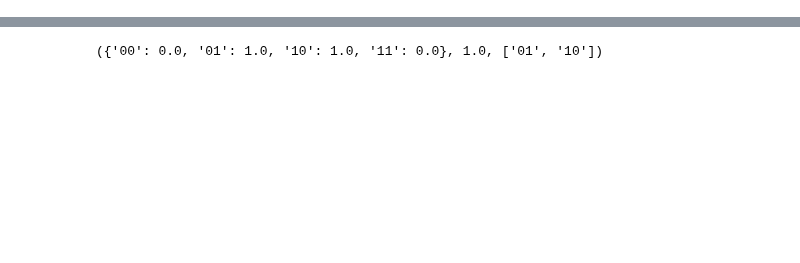
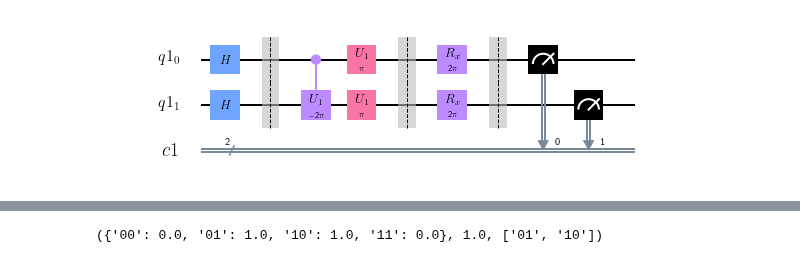
Before and after one commit to OpenQuantumComputing/optimization, a Jupyter notebook: Barbell MaxCut.ipynb, the cells around one changed output, grey strips where cells are left out. Cells and saved outputs as stored; diff of their text form; code cells hidden in the pictures; blank space fills up the shorter version.

```diff
--- a/Barbell MaxCut.ipynb
+++ b/Barbell MaxCut.ipynb
@@ -24 +28,5 @@ createCircuit_MaxCut(np.array((np.pi,np.pi)),G,1,True).draw(output='mpl')
+# %%
+createCircuit_MaxCut(np.array((np.pi,np.pi)),G,1,2,True).draw(output='mpl')
+# %% [output]
+[figure, added]
 # %%
```
Also changed, not shown: parts of 16 cells of this notebook, 1 other file.
